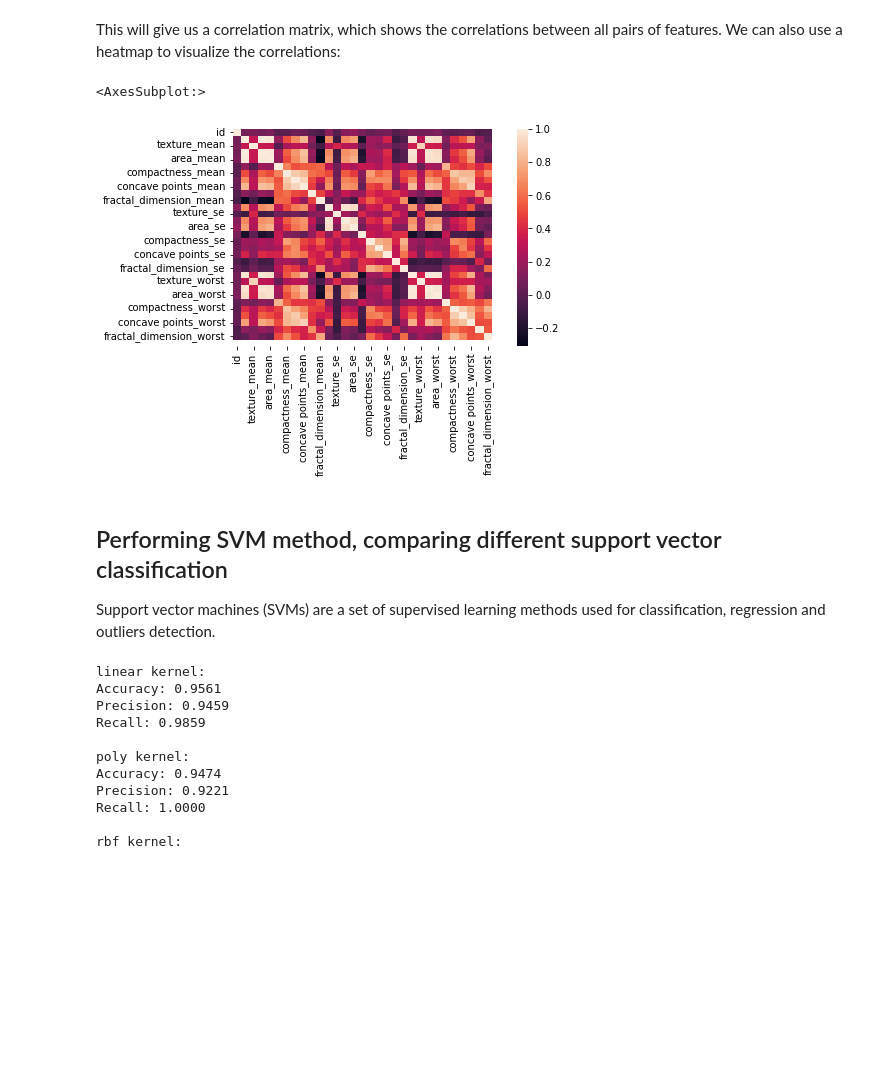
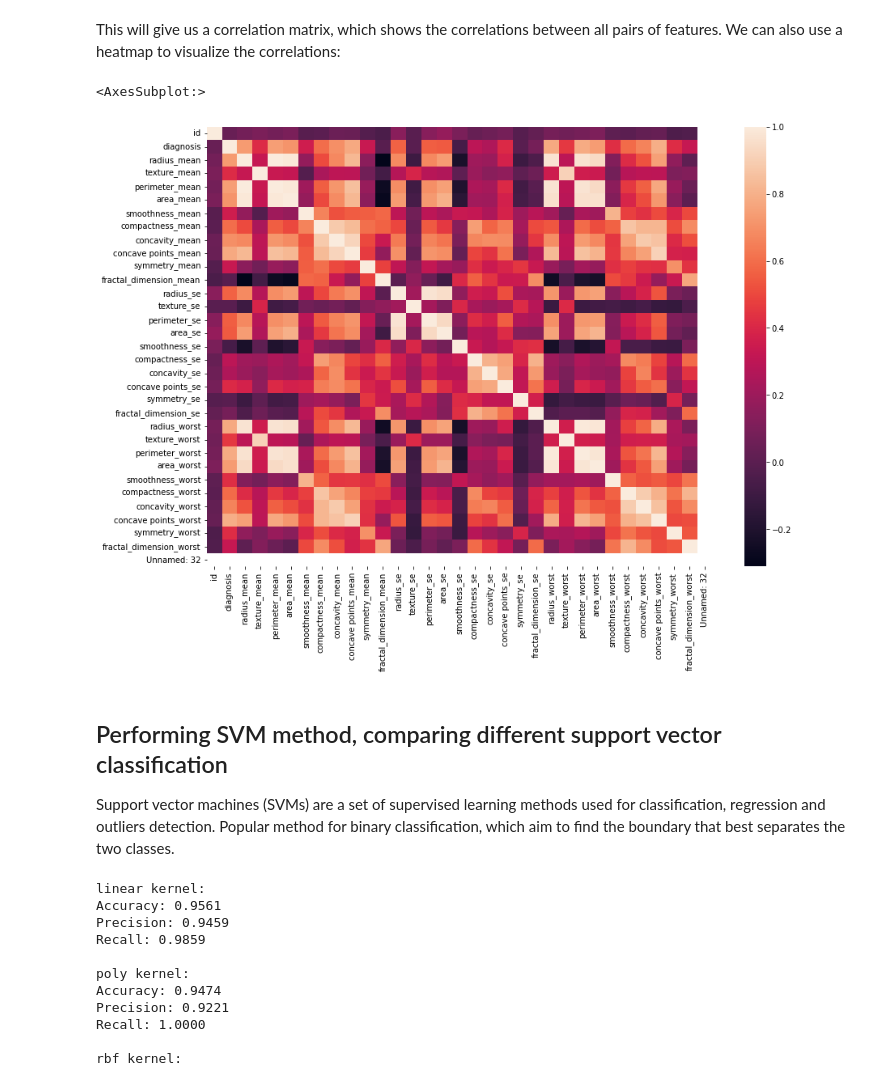
Before and after one commit to splitcomma/pda2-project, a Jupyter notebook: project_2.ipynb, the cells around one changed output. Drawn from its saved outputs; the diff is of its cells as text; code cells hidden in the pictures; blank space fills up the shorter version.

```diff
--- a/project_2.ipynb
+++ b/project_2.ipynb
@@ -134,3 +134,11 @@ ax3.set_title('Area Mean')
 plt.show()
 # %% [output]
 [figure]
+# %%
+sns.histplot(data=df, x="diagnosis", hue="diagnosis").set(title='Count of M-Malignant / B-Beningn Diagnosis')
+
+# Convert categorical variables to numerical form *1
+# Replace "B" with 0 and "M" with 1
+df["diagnosis"]= df["diagnosis"].map(lambda row: 1 if row=='M' else 0)
+print("Malignant (diagnosis =1) = {}%".format(round(df["diagnosis"].mean(),3)*100))
+print("Benign (diagnosis =0)= {}%".format((1-round(df["diagnosis"].mean(),3))*100))
@@ -179,14 +206,15 @@ df.corr()
 # %% [markdown]
 This will give us a correlation matrix, which shows the correlations between all pairs of features. We can also use a heatmap to visualize the correlations:
 # %%
+fig, ax = plt.subplots(figsize=(14, 10))
 sns.heatmap(df.corr())
 # %% [output]
 <AxesSubplot:>
-[figure, old version]
+[figure, new version]
 # %% [markdown]
 ## Performing SVM method, comparing different support vector classification
 
-Support vector machines (SVMs) are a set of supervised learning methods used for classification, regression and outliers detection.
+Support vector machines (SVMs) are a set of supervised learning methods used for classification, regression and outliers detection. Popular method for binary classification, which aim to find the boundary that best separates the two classes.
 # %%
 # Import necessary libraries
 import matplotlib.pyplot as plt
```
Also changed, not shown: parts of 18 cells of this notebook.
